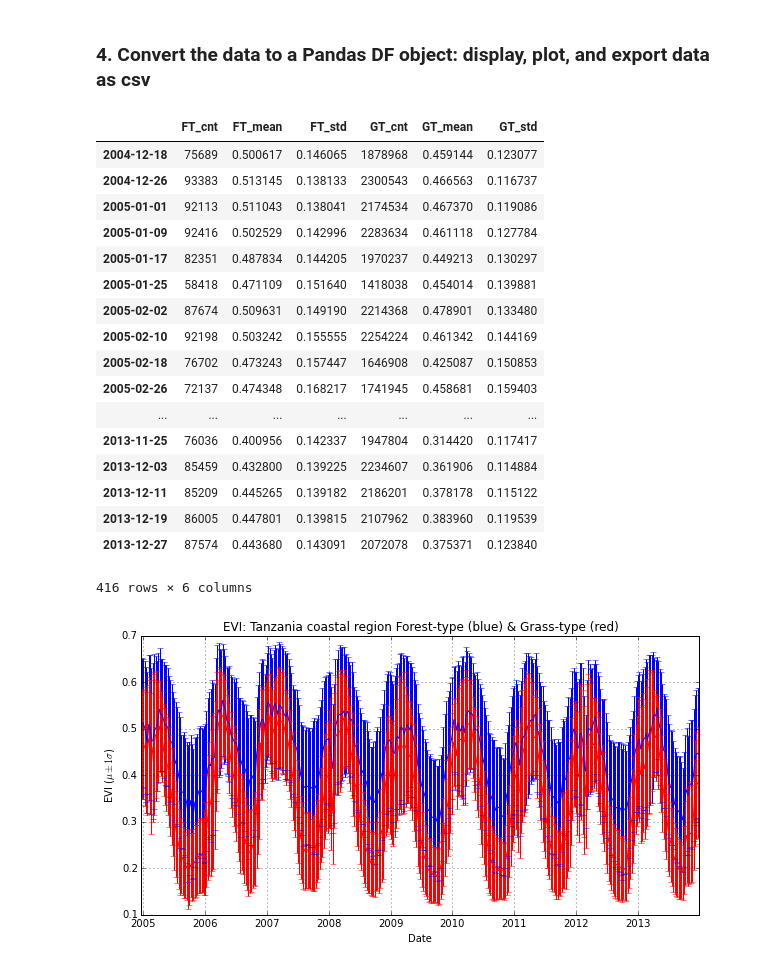
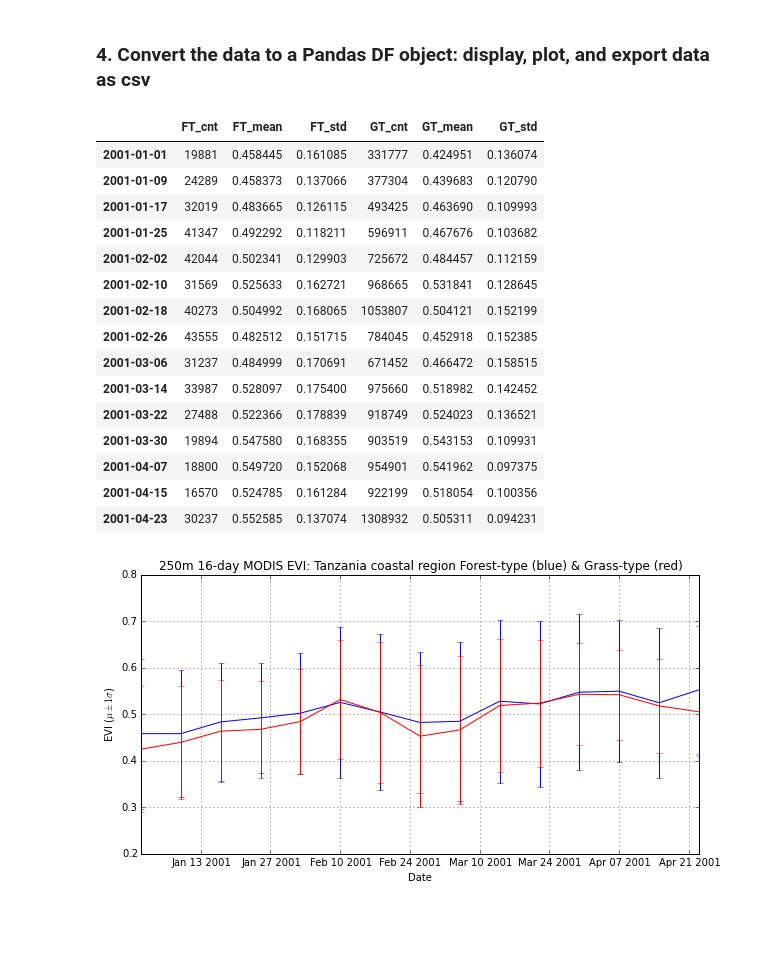
Before and after one commit to benlaken/Nbks, a Jupyter notebook: Tanzanian_Veg_EE.ipynb, the cells around one changed output. Cells and saved outputs as stored; diff of their text form; code cells hidden in the pictures; blank space fills up the shorter version.

```diff
--- a/Tanzanian_Veg_EE.ipynb
+++ b/Tanzanian_Veg_EE.ipynb
@@ -263,8 +310,8 @@ base_MODIS_EVI = ee.ImageCollection('MODIS/MCD43A4_EVI') # 16-day, 250m, 2000 -
 base_LS5_EVI = ee.ImageCollection('LANDSAT/LT5_L1T_8DAY_EVI') # 8-day, 30m, Jan 1984 - May 2012
 base_LS7_EVI = ee.ImageCollection('LANDSAT/LE7_L1T_8DAY_EVI') # 8-day, 30m, Jan 1991 - 2014
 
-testDateStart = datetime.datetime(2000, 1, 1)        # Define a time interval.
-testDateEnd = datetime.datetime(2014, 1, 1)          # YYYY,MM,DD
+testDateStart = datetime.datetime(2001, 1, 1)          # Define a time interval.
+testDateEnd = datetime.datetime(2001, 5, 1)          # YYYY,MM,DD
 
 
 # Target collection: CHANGE BELOW TO ALTER THE COLLECTION TO PROCESS
@@ -318,3 +367,15 @@ map_item.addLayer(
+# %%
+# Bewlow are the two EE-functions which I need to call from within the loop
+# They are placed here as the decorator will keep repeating the call if an
+# exception was raised (importantly the bad memory allocation exception)
+
+@retry(Exception)
+def reduce_masked(masked_image,reducer_group, study_area,scale):
+    return masked_image.reduceRegion(reducer_group, study_area,scale)
+
+@retry(Exception)
+def get_dic(reducer_return):
+    return reducer_return.getInfo()
 # %% [markdown]
 ### 3. Main loop to extract the masked regional stats. of all images specified
 # %%
@@ -343,23 +404,24 @@ for n in arange(0,len(info['features'])):          # For all images of a collect
     interest_ft = mask_ft.multiply(0).add(tmp_img)  # Apply the masks created above
     interest_gt = mask_gt.multiply(0).add(tmp_img)  # to the data. Then reduce by a polygon area
 
-    gt_return = interest_gt.reduceRegion(reducer_group, study_area,scale)
-    gt_dic = gt_return.getInfo()  # A Python dictionary object with callable keys()
+    # Bit complicated, but now all the EE-calls are within functions which
+    # have a Decorator to catch exceptions, and retry.
+    gt_return = reduce_masked(interest_gt,reducer_group, study_area,scale)
+    gt_dic = get_dic(gt_return)
+
+    ft_return=reduce_masked(interest_ft,reducer_group, study_area,scale)
+    ft_dic = get_dic(ft_return)
+
     GT_cnt.append(gt_dic[vget+'_count'])
     GT_mn.append(gt_dic[vget+'_mean'])
     GT_std.append(gt_dic[vget+'_stdDev'])
 
-    ft_return = interest_ft.reduceRegion(reducer_group, study_area,scale)
-    ft_dic = ft_return.getInfo()  # A Python dictionary object with callable keys()
     FT_cnt.append(ft_dic[vget+'_count'])
     FT_mn.append(ft_dic[vget+'_mean'])
     FT_std.append(ft_dic[vget+'_stdDev'])
 
     Im_fnm.append(tmp_fnm)                           # Append the filename to the list
 
-
 print '\n Finished'
 # nb. this code currently isnt too fast: currently takes about 1 sec per day
-# also, it can fail. In which case you can save the output as the csv file below, and resume
-# this cell from the image number where it failed...(messy but it works)
 # %% [output]
@@ -391,35 +456,33 @@ df = pd.DataFrame(data=d, index=dt_list)  # Use the Pandas dataframe object
 df   # Show the Pandas Dataframe object
 # %% [output]
 |  | FT_cnt | FT_mean | FT_std | GT_cnt | GT_mean | GT_std |
-| 2004-12-18 | 75689 | 0.500617 | 0.146065 | 1878968 | 0.459144 | 0.123077 |
-| 2004-12-26 | 93383 | 0.513145 | 0.138133 | 2300543 | 0.466563 | 0.116737 |
-| 2005-01-01 | 92113 | 0.511043 | 0.138041 | 2174534 | 0.467370 | 0.119086 |
-| 2005-01-09 | 92416 | 0.502529 | 0.142996 | 2283634 | 0.461118 | 0.127784 |
-| 2005-01-17 | 82351 | 0.487834 | 0.144205 | 1970237 | 0.449213 | 0.130297 |
-| 2005-01-25 | 58418 | 0.471109 | 0.151640 | 1418038 | 0.454014 | 0.139881 |
-| 2005-02-02 | 87674 | 0.509631 | 0.149190 | 2214368 | 0.478901 | 0.133480 |
-| 2005-02-10 | 92198 | 0.503242 | 0.155555 | 2254224 | 0.461342 | 0.144169 |
-| 2005-02-18 | 76702 | 0.473243 | 0.157447 | 1646908 | 0.425087 | 0.150853 |
-| 2005-02-26 | 72137 | 0.474348 | 0.168217 | 1741945 | 0.458681 | 0.159403 |
-| ... | ... | ... | ... | ... | ... | ... |
-| 2013-11-25 | 76036 | 0.400956 | 0.142337 | 1947804 | 0.314420 | 0.117417 |
-| 2013-12-03 | 85459 | 0.432800 | 0.139225 | 2234607 | 0.361906 | 0.114884 |
-| 2013-12-11 | 85209 | 0.445265 | 0.139182 | 2186201 | 0.378178 | 0.115122 |
-| 2013-12-19 | 86005 | 0.447801 | 0.139815 | 2107962 | 0.383960 | 0.119539 |
-| 2013-12-27 | 87574 | 0.443680 | 0.143091 | 2072078 | 0.375371 | 0.123840 |
+| 2001-01-01 | 19881 | 0.458445 | 0.161085 | 331777 | 0.424951 | 0.136074 |
+| 2001-01-09 | 24289 | 0.458373 | 0.137066 | 377304 | 0.439683 | 0.120790 |
+| 2001-01-17 | 32019 | 0.483665 | 0.126115 | 493425 | 0.463690 | 0.109993 |
+| 2001-01-25 | 41347 | 0.492292 | 0.118211 | 596911 | 0.467676 | 0.103682 |
+| 2001-02-02 | 42044 | 0.502341 | 0.129903 | 725672 | 0.484457 | 0.112159 |
+| 2001-02-10 | 31569 | 0.525633 | 0.162721 | 968665 | 0.531841 | 0.128645 |
+| 2001-02-18 | 40273 | 0.504992 | 0.168065 | 1053807 | 0.504121 | 0.152199 |
+| 2001-02-26 | 43555 | 0.482512 | 0.151715 | 784045 | 0.452918 | 0.152385 |
+| 2001-03-06 | 31237 | 0.484999 | 0.170691 | 671452 | 0.466472 | 0.158515 |
+| 2001-03-14 | 33987 | 0.528097 | 0.175400 | 975660 | 0.518982 | 0.142452 |
+| 2001-03-22 | 27488 | 0.522366 | 0.178839 | 918749 | 0.524023 | 0.136521 |
+| 2001-03-30 | 19894 | 0.547580 | 0.168355 | 903519 | 0.543153 | 0.109931 |
+| 2001-04-07 | 18800 | 0.549720 | 0.152068 | 954901 | 0.541962 | 0.097375 |
+| 2001-04-15 | 16570 | 0.524785 | 0.161284 | 922199 | 0.518054 | 0.100356 |
+| 2001-04-23 | 30237 | 0.552585 | 0.137074 | 1308932 | 0.505311 | 0.094231 |
-416 rows × 6 columns
 # %%
 # Create a plot from the Pandas DF object
 fig_ts = plt.figure(figsize=[10,5])
 ax1 = fig_ts.add_subplot(111)
 #ax1.plot(dt_list,Tz_mn,'b.')
 ax1.errorbar(df.index,df.FT_mean,yerr=df.FT_std,xerr=None,ls='-',c='b')
 ax1.errorbar(df.index,df.GT_mean,yerr=df.GT_std,xerr=None,ls='-',c='r')
 ax1.set_ylabel(r'EVI ($\mu\pm1\sigma$)')
 ax1.set_xlabel('Date')
-ax1.set_title('EVI: Tanzania coastal region Forest-type (blue) & Grass-type (red)')
+ax1.set_title('250m 16-day MODIS EVI: Tanzania coastal region Forest-type (blue) & Grass-type (red)')
 plt.grid(True)
 plt.show(fig_ts)
 # %% [output]
-[figure, old version]
+[figure, new version]
 # %%
```
Also changed, not shown: parts of 8 cells of this notebook.
